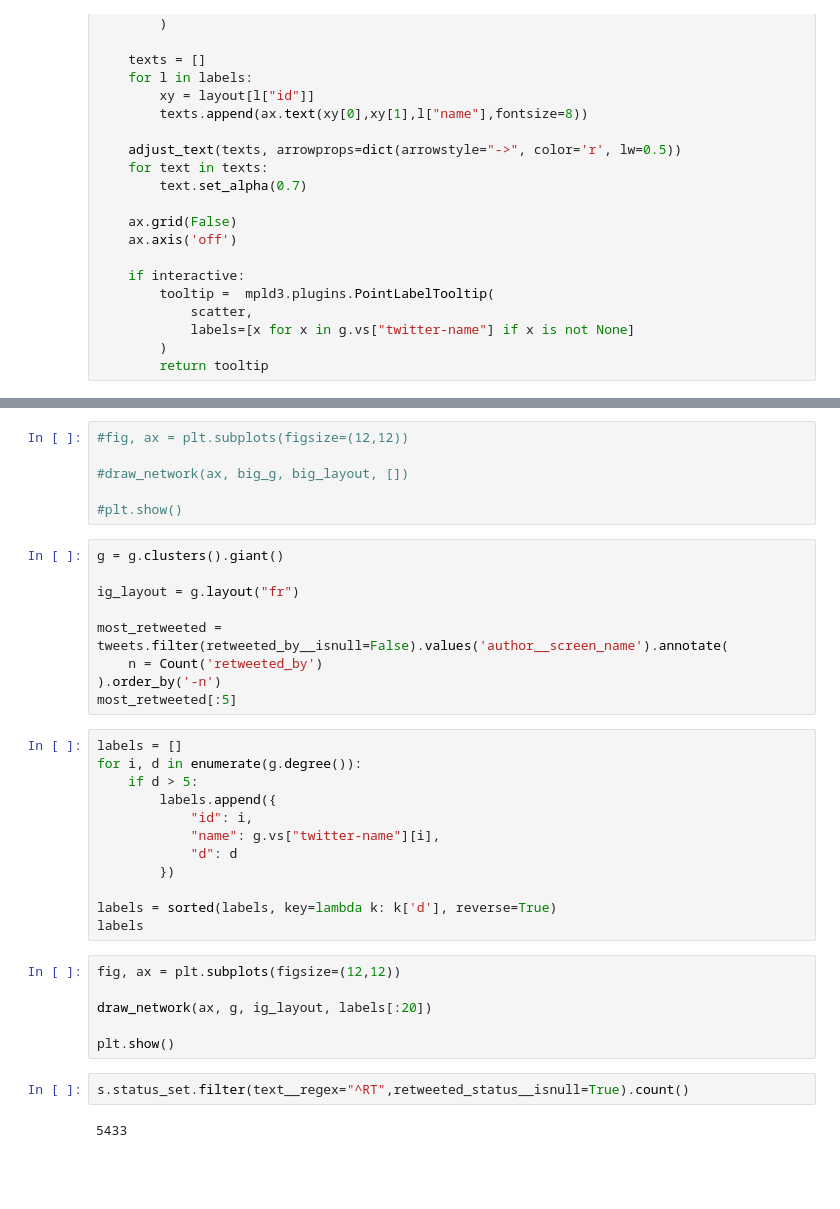
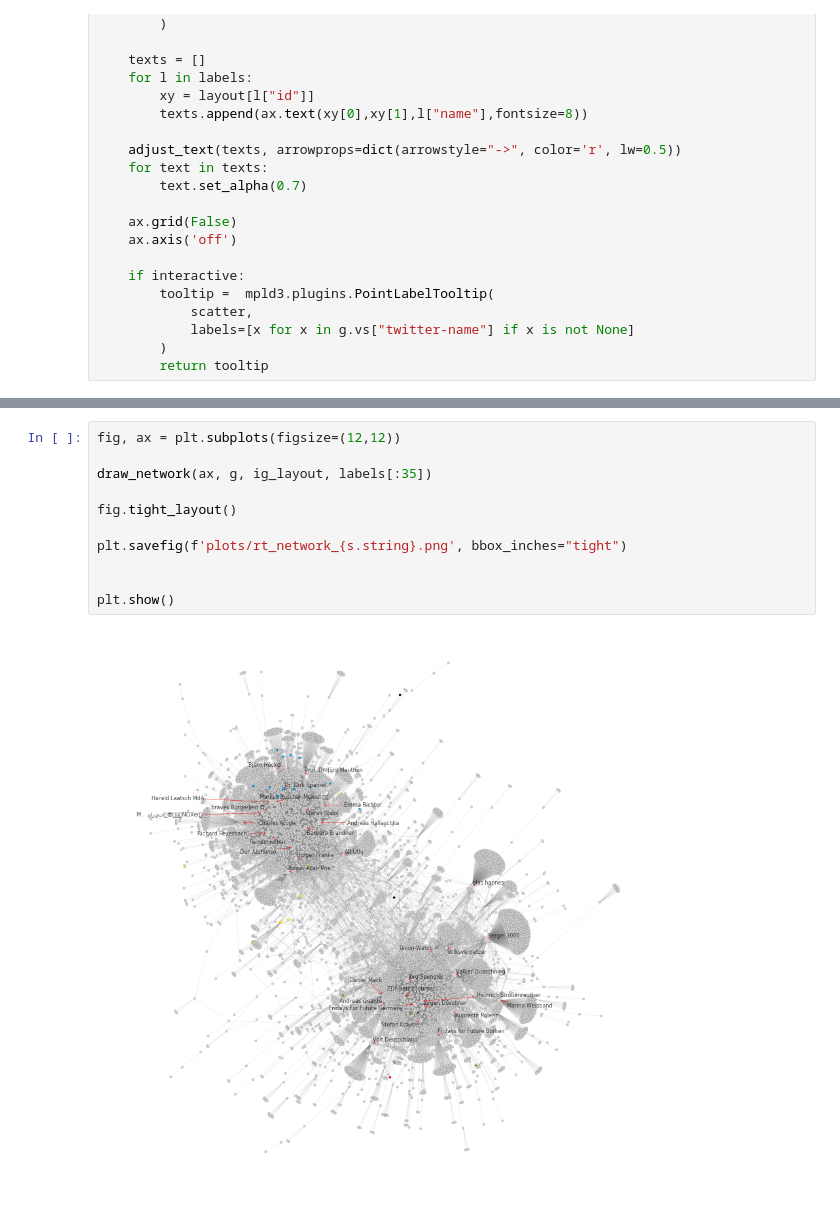
Before and after one commit to mcc-apsis/carbon-twitter, a Jupyter notebook: rt_network.ipynb, the cells around one changed output, grey strips where cells are left out. Drawn from its saved outputs; the diff is of its cells as text; blank space fills up the shorter version.

```diff
--- a/rt_network.ipynb
+++ b/rt_network.ipynb
@@ -173,37 +184,13 @@ if do_big_g:
 # %%
-#fig, ax = plt.subplots(figsize=(12,12))
+fig, ax = plt.subplots(figsize=(12,12))
 
-#draw_network(ax, big_g, big_layout, [])
+draw_network(ax, g, ig_layout, labels[:35])
 
-#plt.show()
+fig.tight_layout()
+
+plt.savefig(f'plots/rt_network_{s.string}.png', bbox_inches="tight")
+
+
+plt.show()
+# %% [output]
+[figure, added]
-# %%
-g = g.clusters().giant()
-
-ig_layout = g.layout("fr")
-
-most_retweeted = tweets.filter(retweeted_by__isnull=False).values('author__screen_name').annotate(
-    n = Count('retweeted_by')
-).order_by('-n')
-most_retweeted[:5]
-# %%
-labels = []
-for i, d in enumerate(g.degree()):
-    if d > 5:
-        labels.append({
-            "id": i,
-            "name": g.vs["twitter-name"][i],
-            "d": d
-        })
-
-labels = sorted(labels, key=lambda k: k['d'], reverse=True)
-labels
-# %%
-fig, ax = plt.subplots(figsize=(12,12))
-
-draw_network(ax, g, ig_layout, labels[:20])
-
-plt.show()
-# %%
-s.status_set.filter(text__regex="^RT",retweeted_status__isnull=True).count()
-# %% [output]
-5433
```
Also changed, not shown: parts of 10 cells of this notebook, 5 other files.
